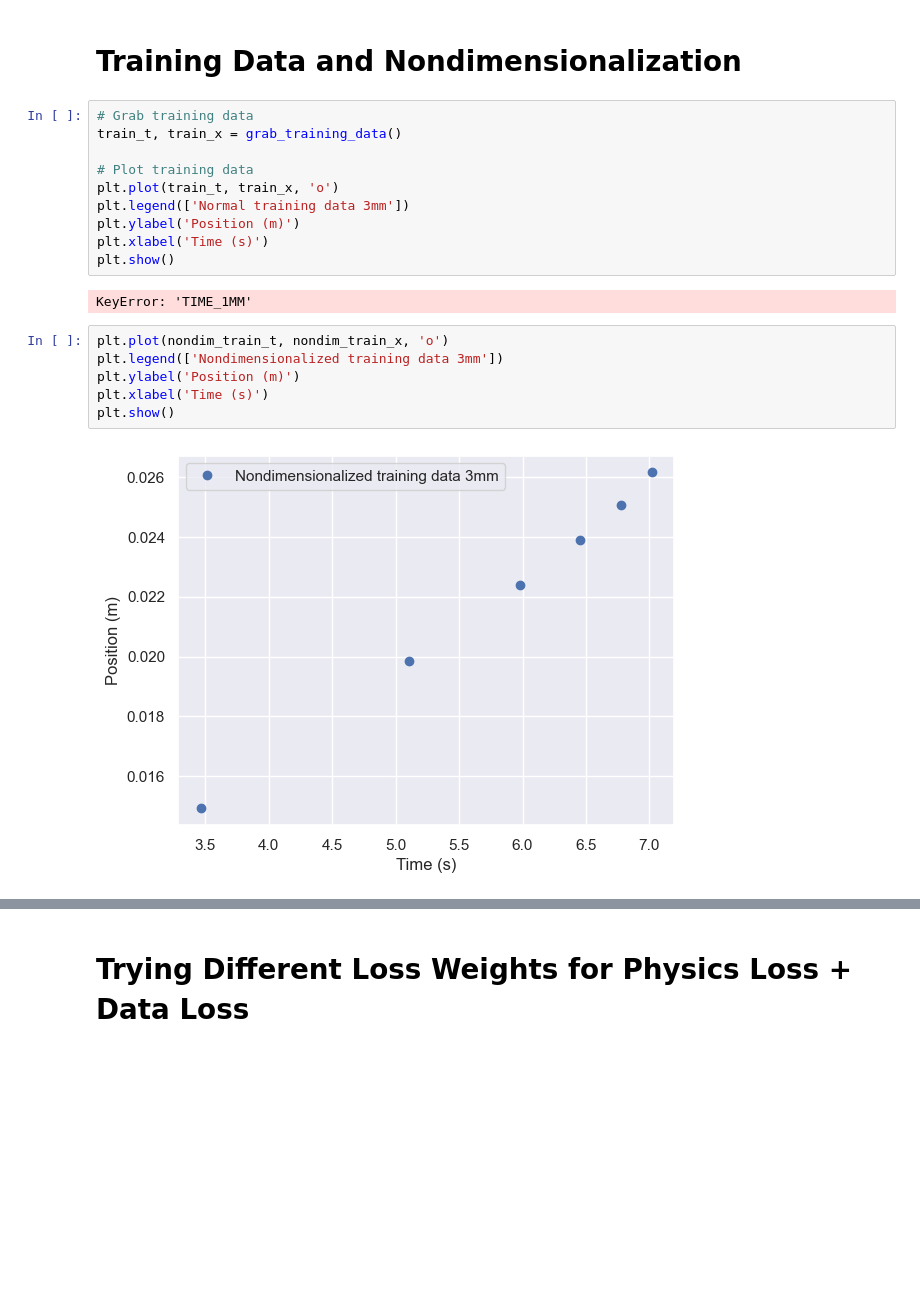
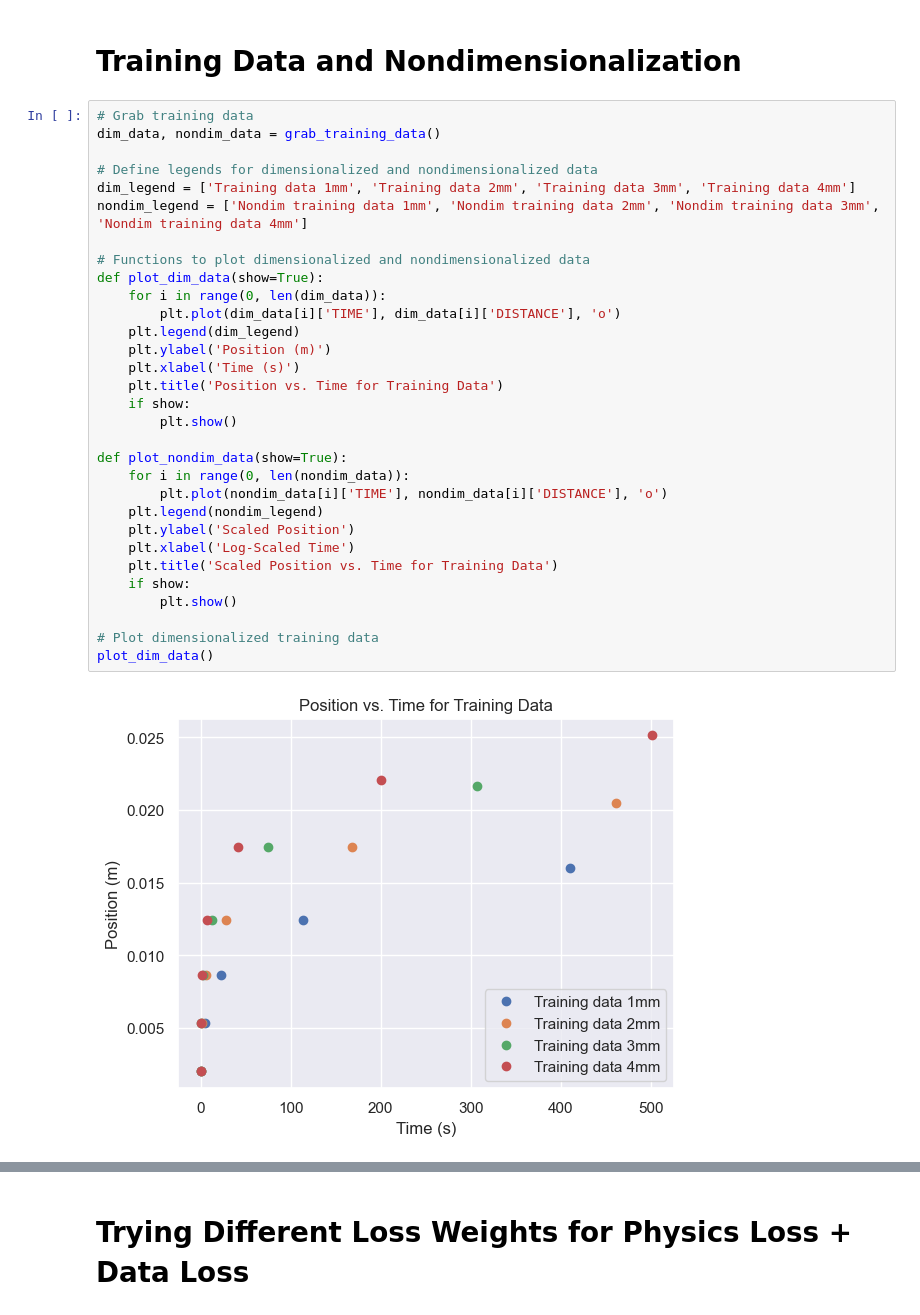
Before and after one commit to rahavdayan/pinns-model, a Jupyter notebook: src/ferrofluid/ferrofluid.ipynb, the cells around one changed output, grey strips where cells are left out. Saved outputs shown, nothing was run; the diff lists cells and outputs as text; blank space fills up the shorter version.

```diff
--- a/src/ferrofluid/ferrofluid.ipynb
+++ b/src/ferrofluid/ferrofluid.ipynb
@@ -18,23 +16,36 @@ torch.manual_seed(42)
 np.random.seed(10)
 # %% [markdown]
 # Training Data and Nondimensionalization
-# %%
-# Grab training data
-train_t, train_x = grab_training_data()
-
-# Plot training data
-plt.plot(train_t, train_x, 'o')
-plt.legend(['Normal training data 3mm'])
-plt.ylabel('Position (m)')
-plt.xlabel('Time (s)')
-plt.show()
-# %% [output]
-KeyError: 'TIME_1MM'
-# %%
-plt.plot(nondim_train_t, nondim_train_x, 'o')
-plt.legend(['Nondimensionalized training data 3mm'])
-plt.ylabel('Position (m)')
-plt.xlabel('Time (s)')
-plt.show()
-# %% [output]
-[figure, removed]
+# %%
+# Grab training data
+dim_data, nondim_data = grab_training_data()
+
+# Define legends for dimensionalized and nondimensionalized data
+dim_legend = ['Training data 1mm', 'Training data 2mm', 'Training data 3mm', 'Training data 4mm']
+nondim_legend = ['Nondim training data 1mm', 'Nondim training data 2mm', 'Nondim training data 3mm', 'Nondim training data 4mm']
+
+# Functions to plot dimensionalized and nondimensionalized data
+def plot_dim_data(show=True):
+    for i in range(0, len(dim_data)):
+        plt.plot(dim_data[i]['TIME'], dim_data[i]['DISTANCE'], 'o')
+    plt.legend(dim_legend)
+    plt.ylabel('Position (m)')
+    plt.xlabel('Time (s)')
+    plt.title('Position vs. Time for Training Data')
+    if show:
+        plt.show()
+
+def plot_nondim_data(show=True):
+    for i in range(0, len(nondim_data)):
+        plt.plot(nondim_data[i]['TIME'], nondim_data[i]['DISTANCE'], 'o')
+    plt.legend(nondim_legend)
+    plt.ylabel('Scaled Position')
+    plt.xlabel('Log-Scaled Time')
+    plt.title('Scaled Position vs. Time for Training Data')
+    if show:
+        plt.show()
+
+# Plot dimensionalized training data
+plot_dim_data()
+# %% [output]
+[figure, added]
```
Also changed, not shown: parts of 9 cells of this notebook, 2 other files.
